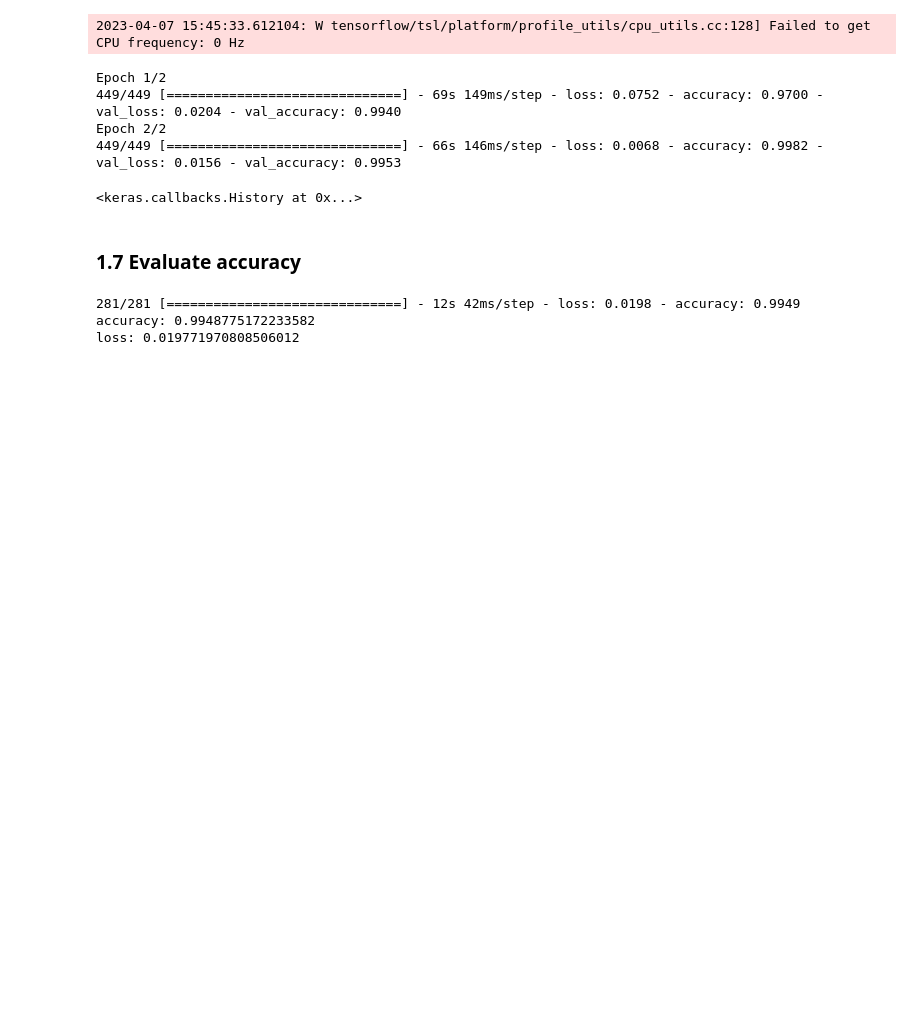
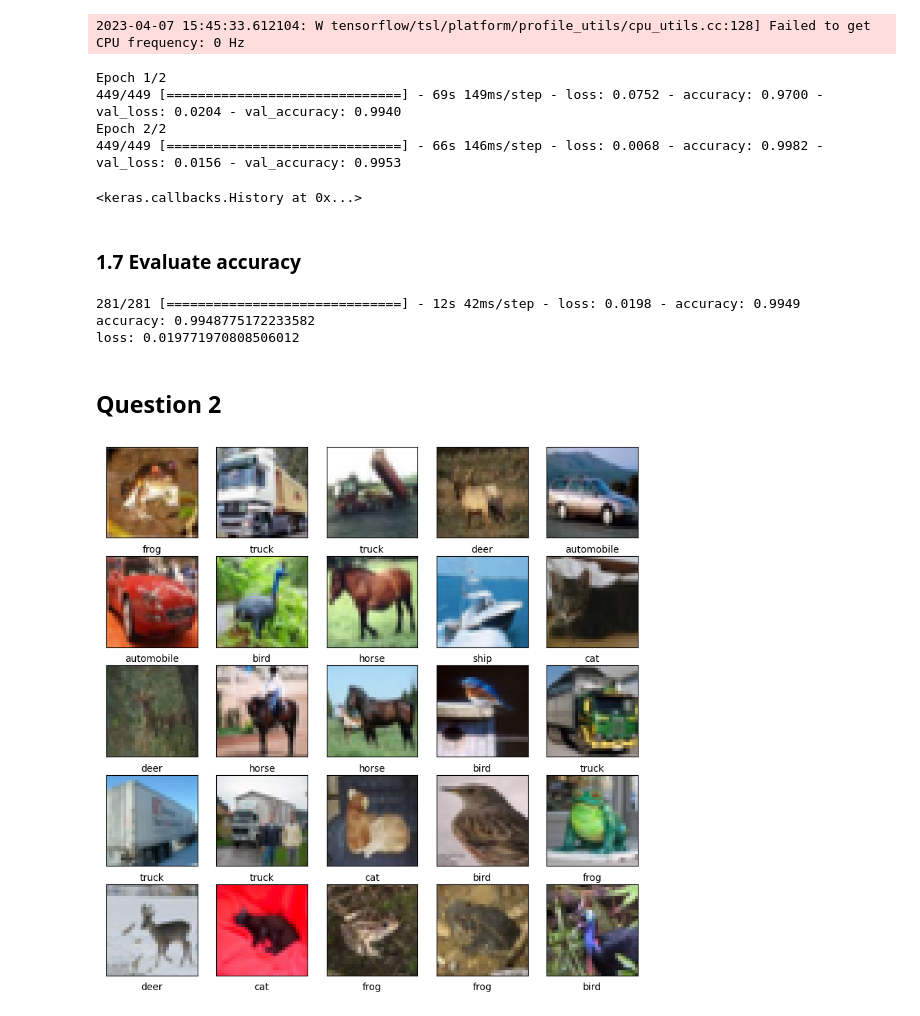
Before and after one commit to leobreo/ml_term2, a Jupyter notebook: assignment3/ca3.ipynb, the cells around one changed output. Saved outputs shown, nothing was run; the diff lists cells and outputs as text; code cells hidden in the pictures; blank space fills up the shorter version.

```diff
--- a/assignment3/ca3.ipynb
+++ b/assignment3/ca3.ipynb
@@ -107,3 +108,5 @@ print("loss: " + str(loss))
 281/281 [==============================] - 12s 42ms/step - loss: 0.0198 - accuracy: 0.9949
 accuracy: 0.9948775172233582
 loss: 0.019771970808506012
+# %% [markdown]
+## Question 2
@@ -109,0 +117,27 @@ loss: 0.019771970808506012
+# %%
+(x_train, y_train), (x_test, y_test) = keras.datasets.cifar10.load_data()
+assert x_train.shape == (50000, 32, 32, 3)
+assert x_test.shape == (10000, 32, 32, 3)
+assert y_train.shape == (50000, 1)
+assert y_test.shape == (10000, 1)
+# %%
+# Normalize pixel values to be between 0 and 1
+x_train = x_train.astype("float32") / 255.0
+x_test = x_test.astype("float32") / 255.0
+# %%
+class_names = ['airplane', 'automobile', 'bird', 'cat', 'deer',
+               'dog', 'frog', 'horse', 'ship', 'truck']
+
+plt.figure(figsize=(10,10))
+for i in range(25):
+    plt.subplot(5,5,i+1)
+    plt.xticks([])
+    plt.yticks([])
+    plt.grid(False)
+    plt.imshow(x_train[i])
+    # The CIFAR labels happen to be arrays,
+    # which is why you need the extra index
+    plt.xlabel(class_names[y_train[i][0]])
+plt.show()
+# %% [output]
+[figure, added]
```
Also changed, not shown: parts of 4 cells of this notebook, 1 other file.
